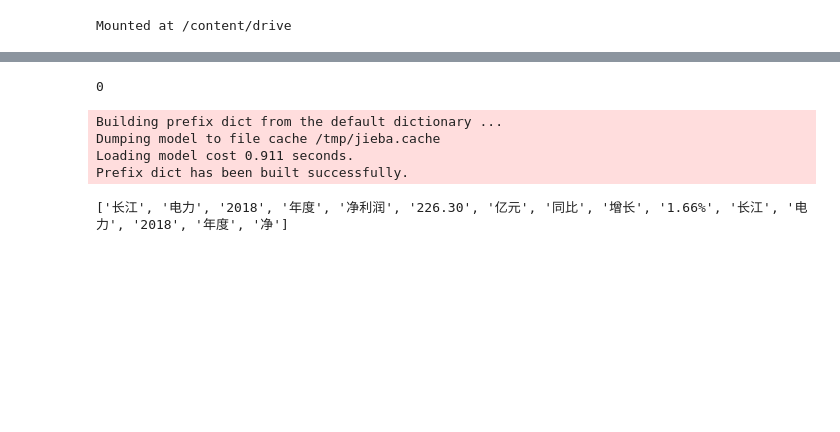
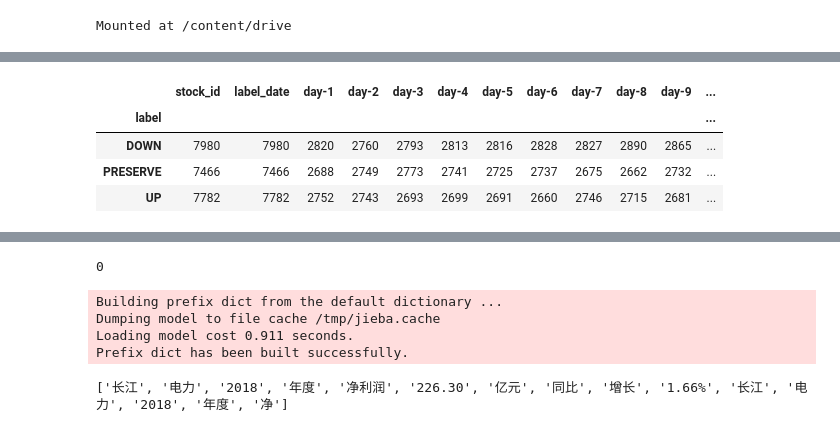
Before and after one commit to lvksh/2020WN_CS545, a Jupyter notebook: drafts/dataloader_creation_splitting.ipynb, the cells around one changed output, grey strips where cells are left out. Cells and saved outputs as stored; diff of their text form; code cells hidden in the pictures; blank space fills up the shorter version.

```diff
--- a/drafts/dataloader_creation_splitting.ipynb
+++ b/drafts/dataloader_creation_splitting.ipynb
@@ -156,0 +161,8 @@ array([-0.71681229,  0.77618351])
+# %%
+testfile.groupby('label').count()
+# %% [output]
+|  | stock_id | label_date | day-1 | day-2 | day-3 | day-4 | day-5 | day-6 | day-7 | day-8 | day-9 | ... |
+| label |  |  |  |  |  |  |  |  |  |  |  | ... |
+| DOWN | 7980 | 7980 | 2820 | 2760 | 2793 | 2813 | 2816 | 2828 | 2827 | 2890 | 2865 | ... |
+| PRESERVE | 7466 | 7466 | 2688 | 2749 | 2773 | 2741 | 2725 | 2737 | 2675 | 2662 | 2732 | ... |
+| UP | 7782 | 7782 | 2752 | 2743 | 2693 | 2699 | 2691 | 2660 | 2746 | 2715 | 2681 | ... |
```
Also changed, not shown: parts of 8 cells of this notebook.
